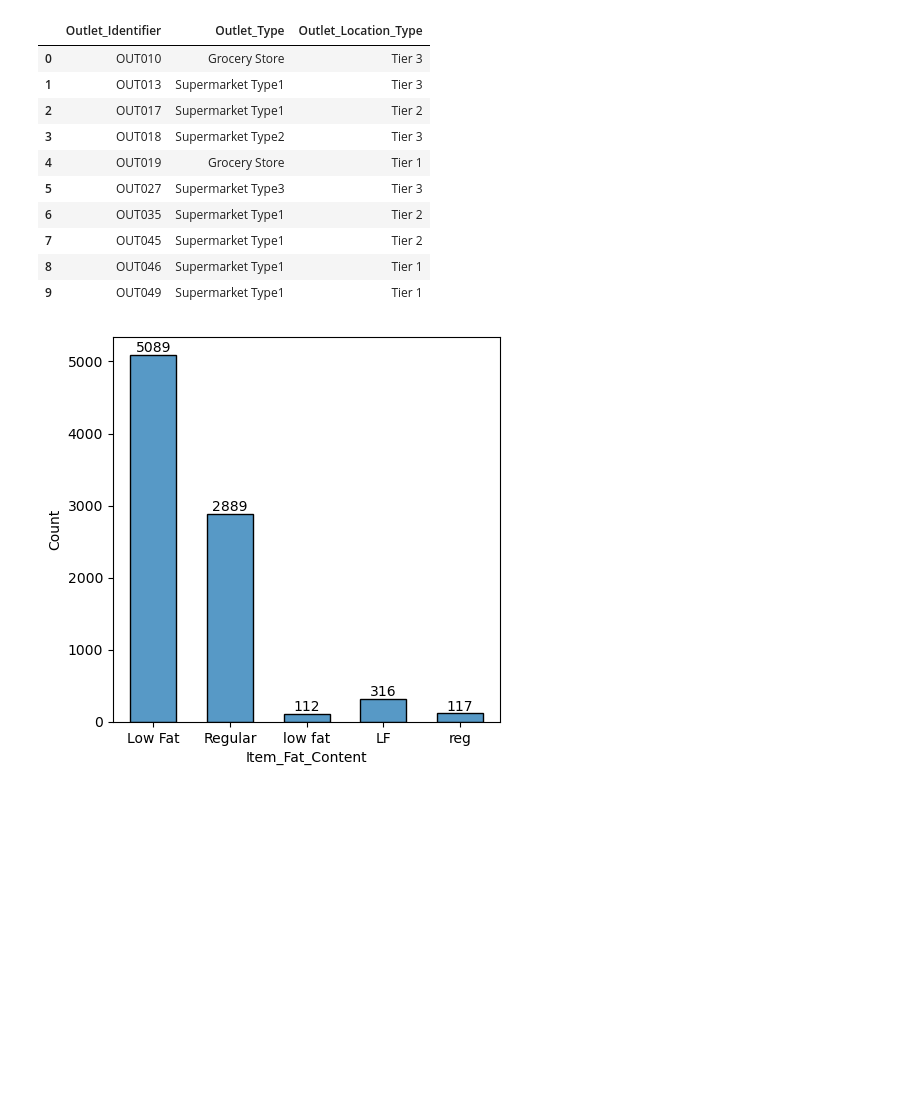
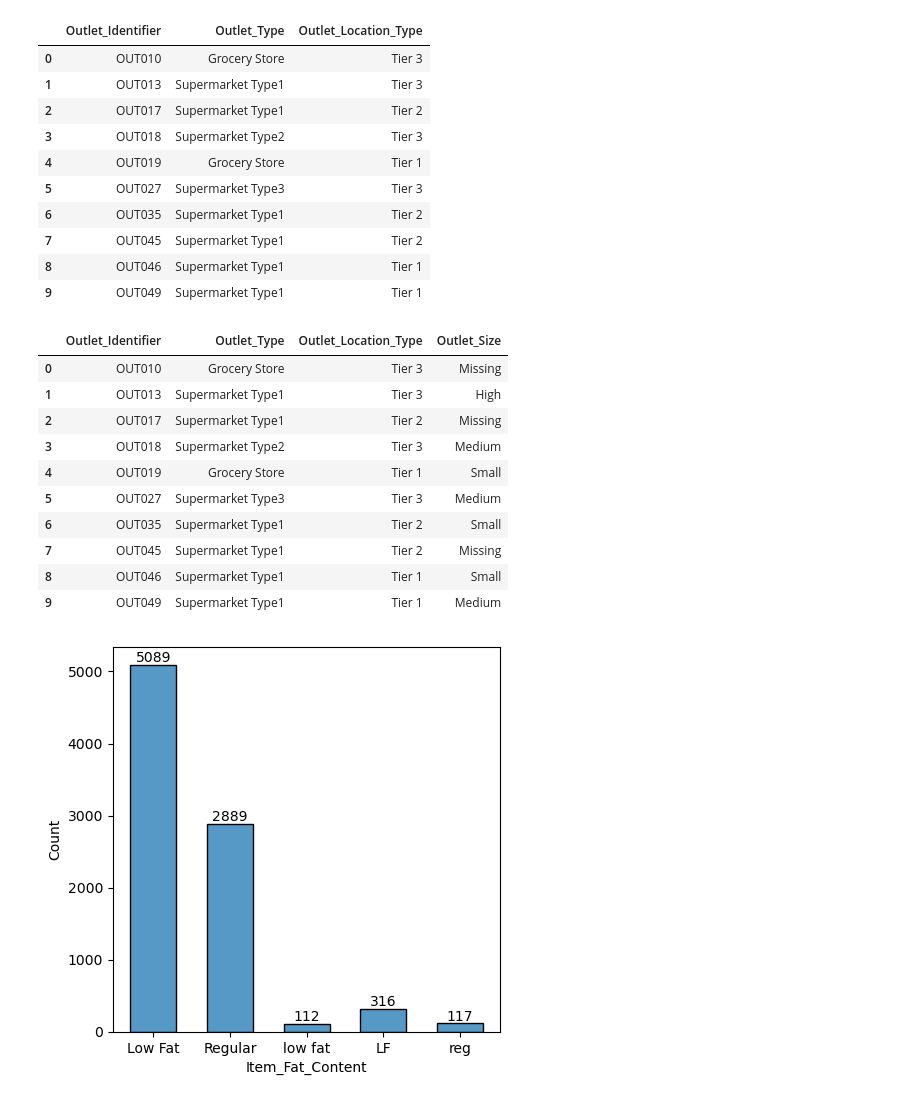
Before and after one commit to athuljain2311/Regression_Projects, a Jupyter notebook: big_mart_data/big_mart_data.ipynb, the cells around one changed output. Saved outputs shown, nothing was run; the diff lists cells and outputs as text; code cells hidden in the pictures; blank space fills up the shorter version.

Commit message:
Big Mart Sales Data

```diff
--- a/big_mart_data/big_mart_data.ipynb
+++ b/big_mart_data/big_mart_data.ipynb
@@ -295,6 +295,21 @@ outlet_details
 | 7 | OUT045 | Supermarket Type1 | Tier 2 |
 | 8 | OUT046 | Supermarket Type1 | Tier 1 |
 | 9 | OUT049 | Supermarket Type1 | Tier 1 |
+# %%
+# HANDLE MISSING VALUES AND USE THIS AS outlet_details
+big_mart_data[['Outlet_Identifier','Outlet_Type','Outlet_Location_Type','Outlet_Size']].groupby(['Outlet_Identifier','Outlet_Type','Outlet_Location_Type','Outlet_Size']).size().reset_index().drop(columns=[0])
+# %% [output]
+|  | Outlet_Identifier | Outlet_Type | Outlet_Location_Type | Outlet_Size |
+| 0 | OUT010 | Grocery Store | Tier 3 | Missing |
+| 1 | OUT013 | Supermarket Type1 | Tier 3 | High |
+| 2 | OUT017 | Supermarket Type1 | Tier 2 | Missing |
+| 3 | OUT018 | Supermarket Type2 | Tier 3 | Medium |
+| 4 | OUT019 | Grocery Store | Tier 1 | Small |
+| 5 | OUT027 | Supermarket Type3 | Tier 3 | Medium |
+| 6 | OUT035 | Supermarket Type1 | Tier 2 | Small |
+| 7 | OUT045 | Supermarket Type1 | Tier 2 | Missing |
+| 8 | OUT046 | Supermarket Type1 | Tier 1 | Small |
+| 9 | OUT049 | Supermarket Type1 | Tier 1 | Medium |
 # %%
 plt.figure(figsize=(5,5))
 ax = sns.histplot(data=big_mart_data,x='Item_Fat_Content',shrink=0.6)
```
